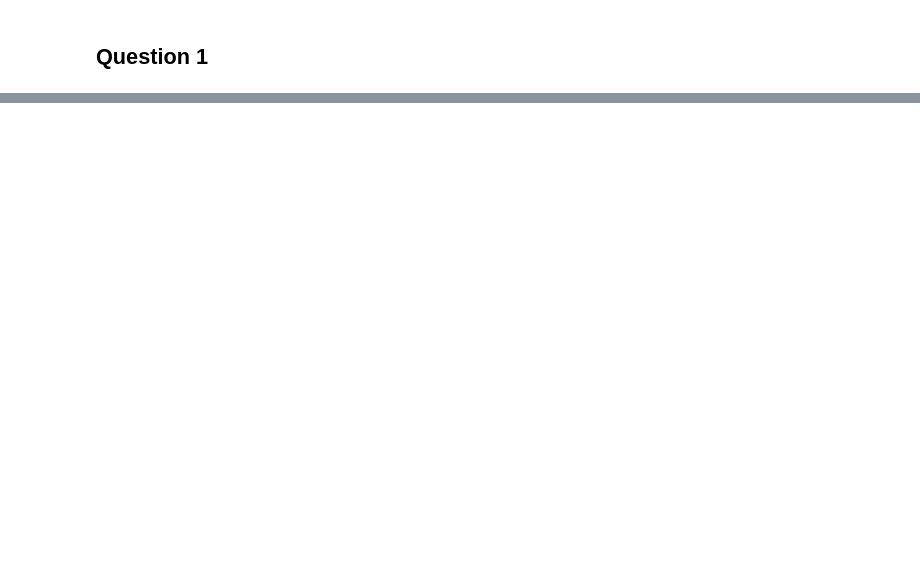
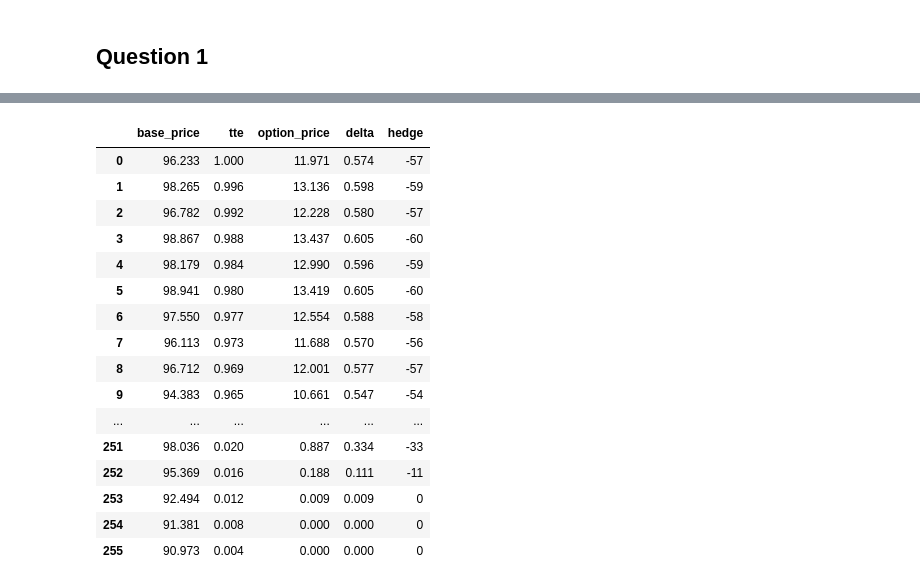
Before and after one commit to llggtty/options, a Jupyter notebook: answers.ipynb, the cells around one changed output, grey strips where cells are left out. Drawn from its saved outputs; the diff is of its cells as text; code cells hidden in the pictures; blank space fills up the shorter version.

Commit message:
hedge pnl

```diff
--- a/answers.ipynb
+++ b/answers.ipynb
@@ -2,15 +2,17 @@
 #!/usr/bin/venv python3.7
 from IPython.core.display import display, HTML
 display(HTML("<style>.container { width:100% !important; }</style>"))
+import os
+import math
 import datetime as dt
 import numpy as np
 import pandas as pd
 import sys
 sys.path.insert(0, '/Users/annhuang/code/')
 from options.utils.dgp import data_generating_process
-pd.options.display.float_format = '{:,.1f}'.format
-import os
-import pprint
+from options.common.config import TRADING_DAYS
+from options.core.bs_model import BlackScholesModel as bs, Option
+pd.options.display.float_format = '{:,.3f}'.format
 pd.set_option('display.max_columns', 1000)
 pd.set_option('display.max_rows', 2000)
 import matplotlib.pyplot as plt
@@ -27,0 +85,22 @@ plt.plot(np.arange(0, trading_days), p)
+# %%
+pricing_data['hedge'] = -(pricing_data['delta'] * contract_multiplier).astype(int)
+# %%
+pricing_data
+# %% [output]
+|  | base_price | tte | option_price | delta | hedge |
+| 0 | 96.233 | 1.000 | 11.971 | 0.574 | -57 |
+| 1 | 98.265 | 0.996 | 13.136 | 0.598 | -59 |
+| 2 | 96.782 | 0.992 | 12.228 | 0.580 | -57 |
+| 3 | 98.867 | 0.988 | 13.437 | 0.605 | -60 |
+| 4 | 98.179 | 0.984 | 12.990 | 0.596 | -59 |
+| 5 | 98.941 | 0.980 | 13.419 | 0.605 | -60 |
+| 6 | 97.550 | 0.977 | 12.554 | 0.588 | -58 |
+| 7 | 96.113 | 0.973 | 11.688 | 0.570 | -56 |
+| 8 | 96.712 | 0.969 | 12.001 | 0.577 | -57 |
+| 9 | 94.383 | 0.965 | 10.661 | 0.547 | -54 |
+| ... | ... | ... | ... | ... | ... |
+| 251 | 98.036 | 0.020 | 0.887 | 0.334 | -33 |
+| 252 | 95.369 | 0.016 | 0.188 | 0.111 | -11 |
+| 253 | 92.494 | 0.012 | 0.009 | 0.009 | 0 |
+| 254 | 91.381 | 0.008 | 0.000 | 0.000 | 0 |
+| 255 | 90.973 | 0.004 | 0.000 | 0.000 | 0 |
```
Also changed, not shown: parts of 8 cells of this notebook, 5 other files.
